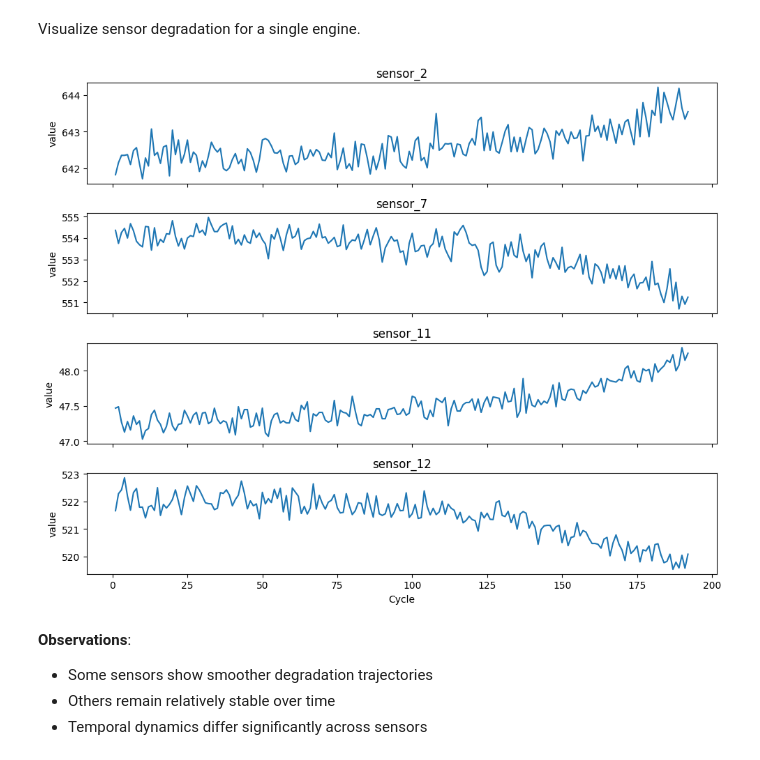
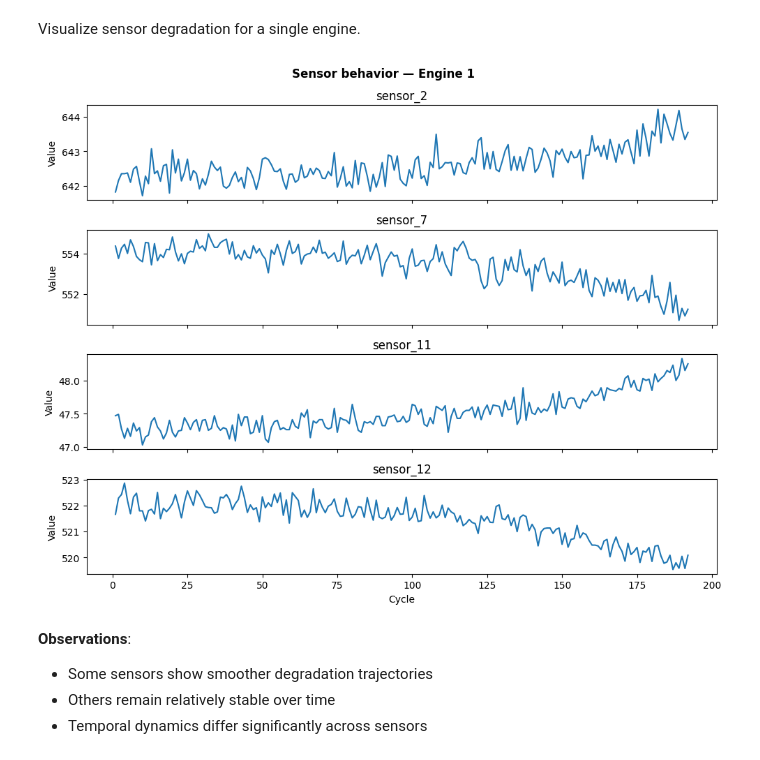
Before and after one commit to RCutrino/cmapss_project, a Jupyter notebook: notebook/01_eda.ipynb, the cells around one changed output. Drawn from its saved outputs; the diff is of its cells as text; code cells hidden in the pictures.

```diff
--- a/notebook/01_eda.ipynb
+++ b/notebook/01_eda.ipynb
@@ -261,19 +301,21 @@ selected_sensors = ["sensor_2",
+# %%
+# Sensors selected for visualization: representative of high-variance
+selected_sensors = ["sensor_2", "sensor_7", "sensor_11", "sensor_12"]
 # %%
 engine = 1
 subset = df[df["engine_id"] == engine]
 # %%
 fig, axes = plt.subplots(len(selected_sensors), 1, figsize=(10, 8), sharex=True)
-
 for i, sensor in enumerate(selected_sensors):
     axes[i].plot(subset["cycle"], subset[sensor])
     axes[i].set_title(sensor)
-    axes[i].set_ylabel("value")
-
+    axes[i].set_ylabel("Value")
 plt.xlabel("Cycle")
+plt.suptitle(f"Sensor behavior — Engine {engine}", fontweight="bold")
 plt.tight_layout()
 plt.show()
 # %% [output]
-[figure, old version]
+[figure, new version]
 # %% [markdown]
 **Observations**:
 - Some sensors show smoother degradation trajectories
```
Also changed, not shown: parts of 47 cells of this notebook.
